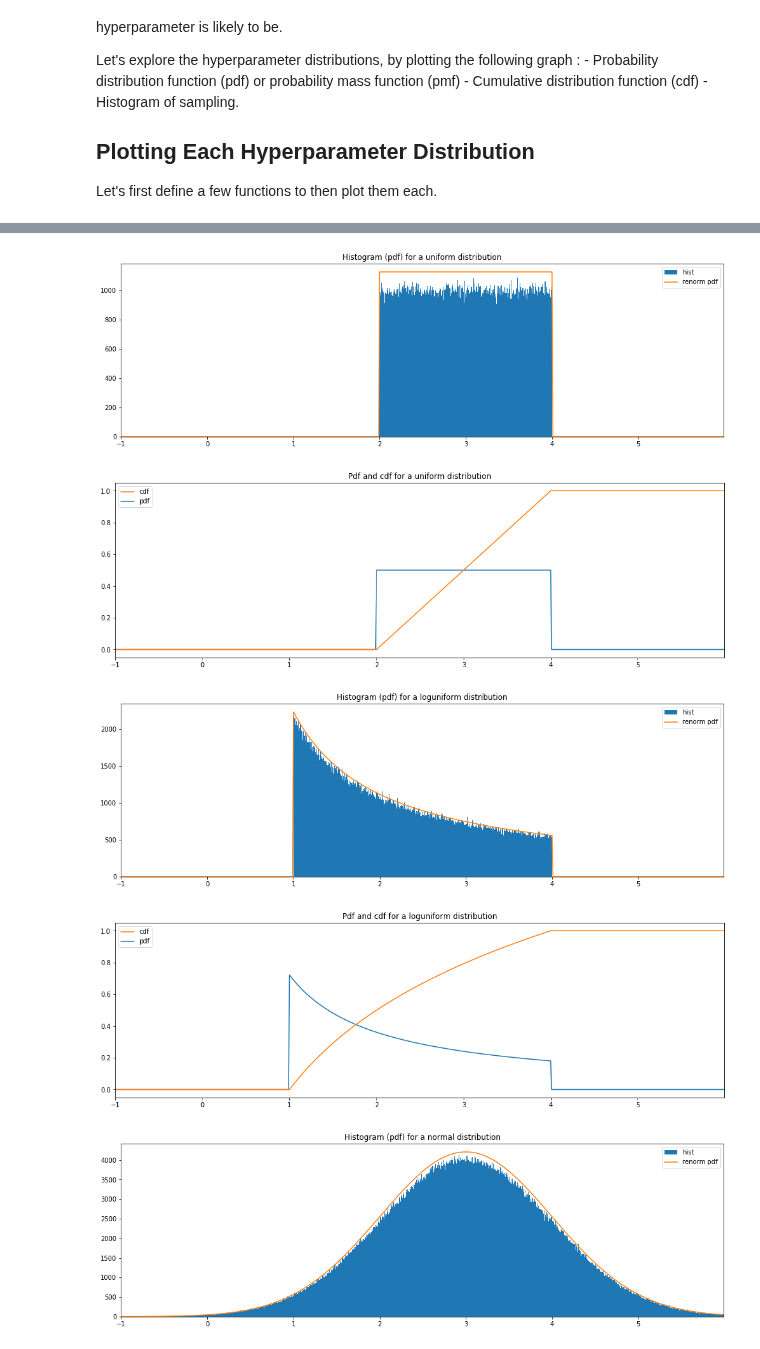
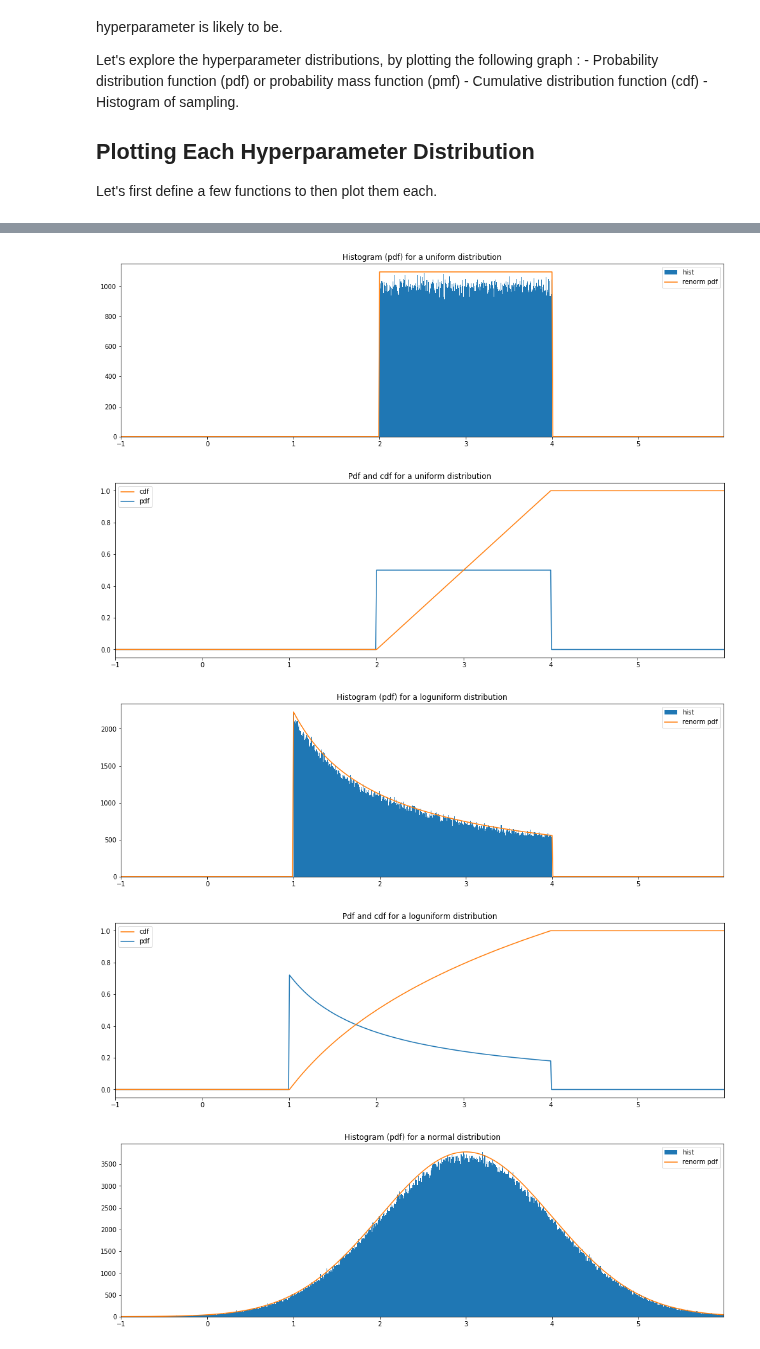
Before and after one commit to Neuraxio/Neuraxle, a Jupyter notebook: examples/Introduction to random distributions.ipynb, the cells around one changed output, grey strips where cells are left out. Saved outputs shown, nothing was run; the diff lists cells and outputs as text; code cells hidden in the pictures.

Commit message:
- Correct the clipping on the Normal and LogNormal distribution - Now the clipping use the notion of truncated Normal distribution.

```diff
--- a/examples/Introduction to random distributions.ipynb
+++ b/examples/Introduction to random distributions.ipynb
@@ -26,8 +26,8 @@ import numpy as np
 %matplotlib inline
 
 DISCRETE_NUM_BINS = 50
-CONTINUOUS_NUM_BINS = 10000
-NUM_TRIALS = 10000000
+CONTINUOUS_NUM_BINS = 1000
+NUM_TRIALS = 1000000
 X_DOMAIN = np.array(range(-100, 600)) / 100
 
 
@@ -102,17 +102,17 @@ plot_distribution_space(discrete_hyperparameter_space, num_bins=DISCRETE_NUM_BIN
 # %%
 continuous_hyperparameter_space = HyperparameterSpace({
     "uniform": Uniform(2., 4.),
     "loguniform": LogUniform(1., 4.),
     "normal": Normal(3.0, 1.0),
     "lognormal": LogNormal(1.0, 0.5),
-    # "normal_clipped": Normal(3.0, 1.0, hard_clip_min=1., hard_clip_max=5.),
-    # "lognormal_clipped": LogNormal(1.0, 0.5, hard_clip_min=2., hard_clip_max=4.)
+    "normal_clipped": Normal(3.0, 1.0, hard_clip_min=1., hard_clip_max=5.),
+    "lognormal_clipped": LogNormal(1.0, 0.5, hard_clip_min=2., hard_clip_max=4.)
 })
 plot_distribution_space(continuous_hyperparameter_space, num_bins=CONTINUOUS_NUM_BINS)
 # %% [output]
-[figure, old version]
+[figure, new version]
 [figure]
 [figure]
 [figure]
-[figure, old version]
+[figure, new version]
 [figure]
```
Also changed, not shown: parts of 3 cells of this notebook, 1 other file.
